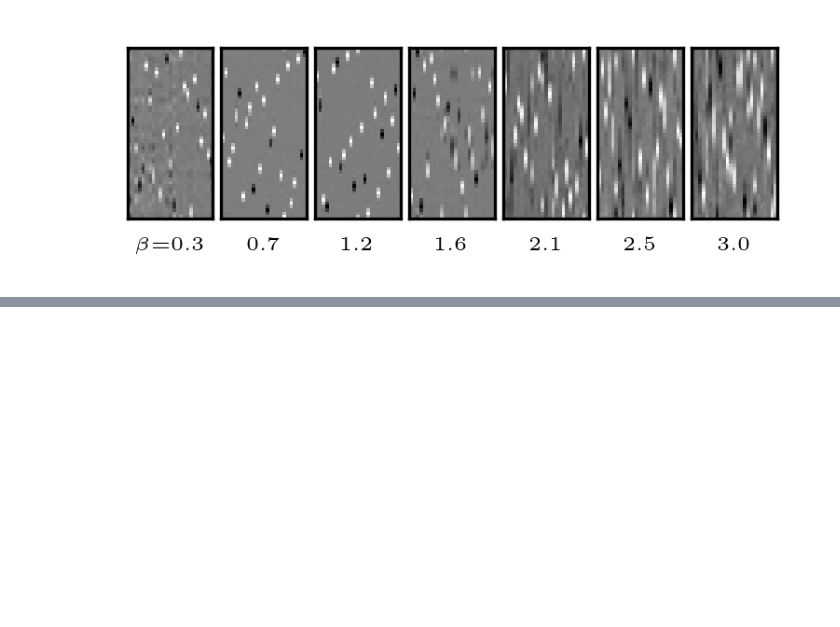
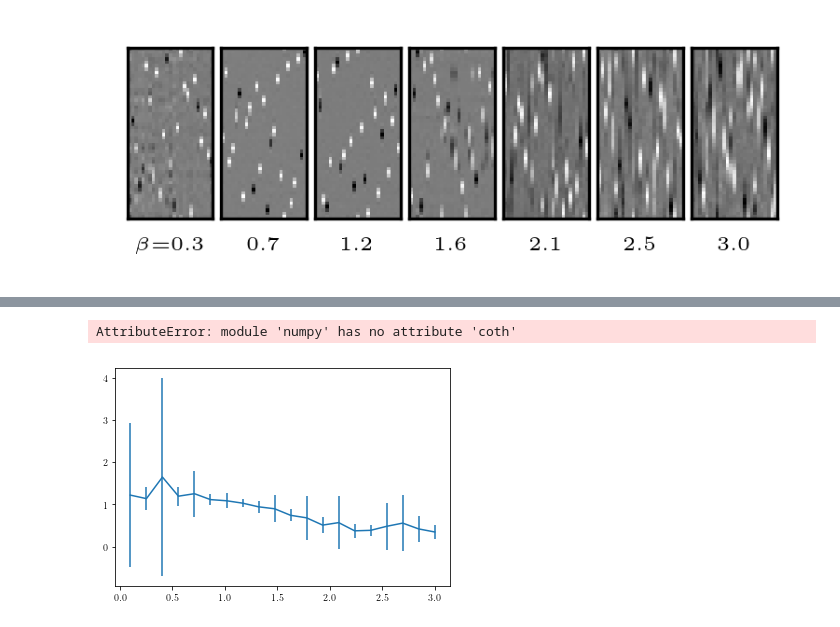
Before and after one commit to briantimar/denoising-rbms, a Jupyter notebook: ising_training/plot_results.ipynb, the cells around one changed output, grey strips where cells are left out. Saved outputs shown, nothing was run; the diff lists cells and outputs as text; code cells hidden in the pictures; blank space fills up the shorter version.

```diff
--- a/ising_training/plot_results.ipynb
+++ b/ising_training/plot_results.ipynb
@@ -54 +80,32 @@ plt.plot(w[:,1])
+# %%
+from scipy.optimize import curve_fit
+
+def get_exp_params(w):
+
+
+    def f(x, y0, x0, A, k):
+        return A * np.exp(-np.abs(x-x0) * k) + y0
+    x = list(range(L))
+
+    params_all = []
+    for ii in range(w.shape[1]):
+        r = w[:,ii]
+        p0 = (np.mean(r), np.where(np.abs(r)==np.max(np.abs(r)))[0][0], 5, 1)
+        try:
+            params_all.append(curve_fit(f, x, r,p0=p0)[0])
+        except RuntimeError:
+            print("skipping", ii)
+    params_all = np.asarray(params_all)
+    return params_all
+# %%
+params_by_beta = [get_exp_params(w) for w in weights_by_beta]
+# %%
+mean_params = np.mean(params_by_beta, axis=1)
+sig_params = np.std(params_by_beta, axis=1)
+# %%
+plt.errorbar(beta, mean_params[:,-1], sig_params[:,-1])
+plt.plot(beta, np.log(np.coth(beta)))
+# %% [output]
+AttributeError: module 'numpy' has no attribute 'coth'
+[figure, added]
 # %%
```
Also changed, not shown: parts of 9 cells of this notebook.
